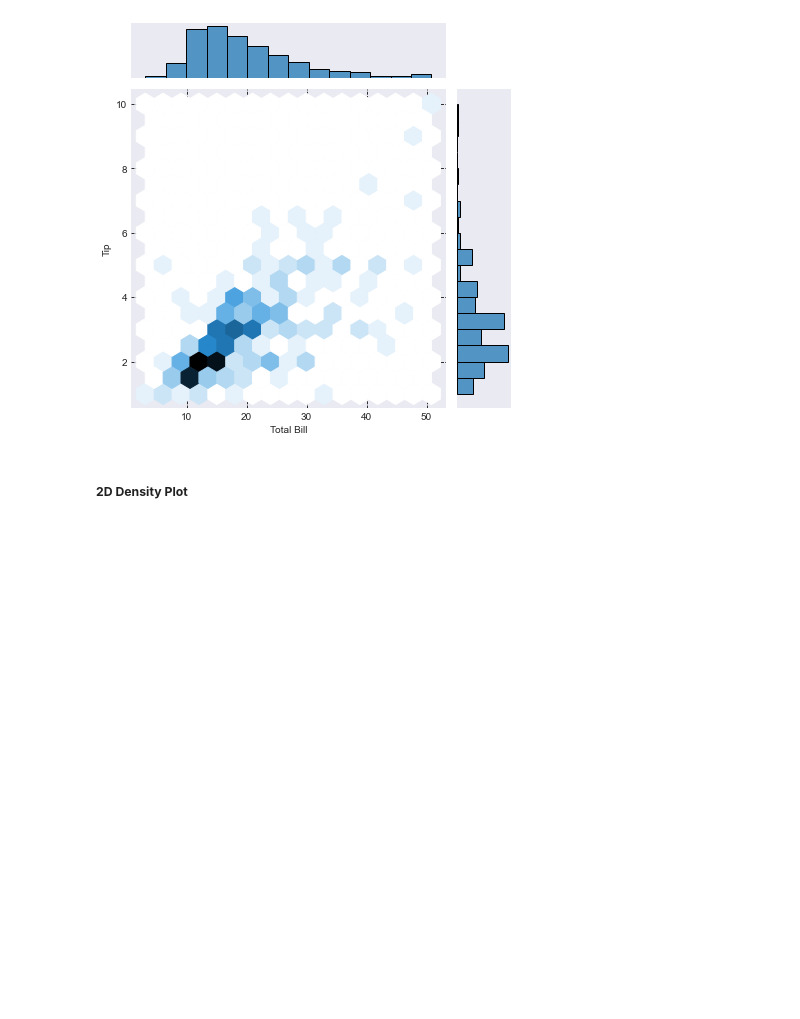
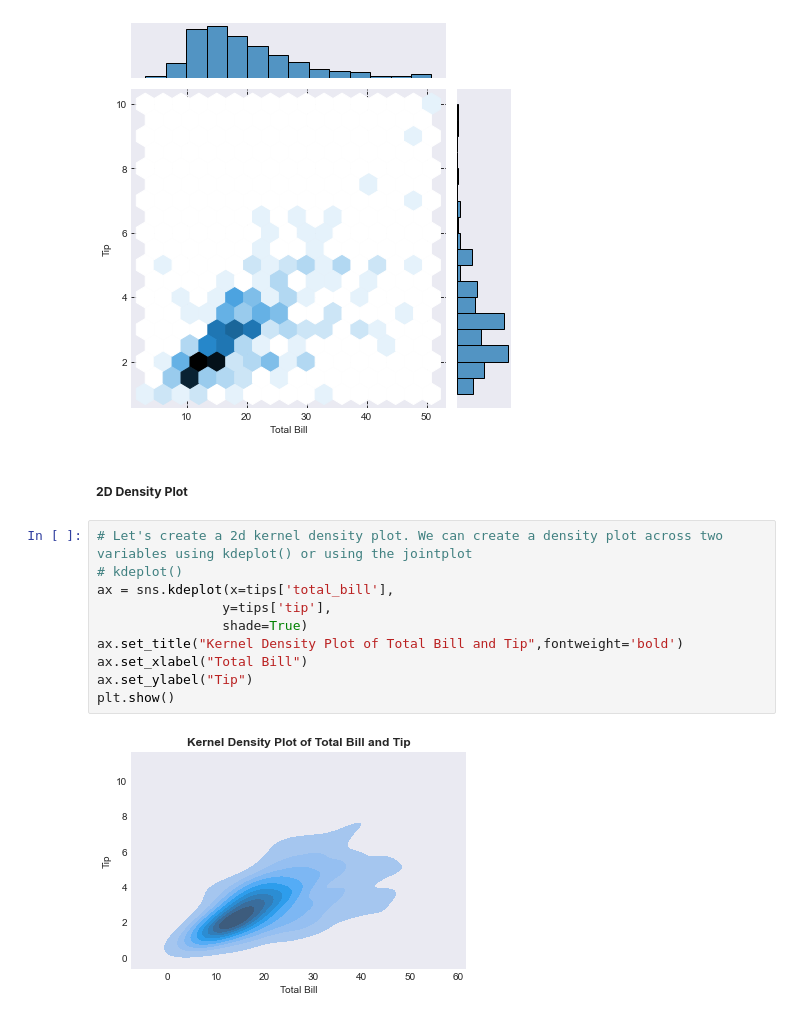
Before and after one commit to prakharjadaun/ML-Learn-With-Me, a Jupyter notebook: 06 - Introduction To Plotting.ipynb, the cells around one changed output. Saved outputs shown, nothing was run; the diff lists cells and outputs as text; blank space fills up the shorter version.

```diff
--- a/06 - Introduction To Plotting.ipynb
+++ b/06 - Introduction To Plotting.ipynb
@@ -463,3 +463,15 @@ plt.show()
 [figure]
 # %% [markdown]
 ##### **2D Density Plot**
+# %%
+# Let's create a 2d kernel density plot. We can create a density plot across two variables using kdeplot() or using the jointplot
+# kdeplot()
+ax = sns.kdeplot(x=tips['total_bill'],
+                y=tips['tip'],
+                shade=True)
+ax.set_title("Kernel Density Plot of Total Bill and Tip",fontweight='bold')
+ax.set_xlabel("Total Bill")
+ax.set_ylabel("Tip")
+plt.show()
+# %% [output]
+[figure, added]
```
Also changed, not shown: parts of 13 cells of this notebook.
